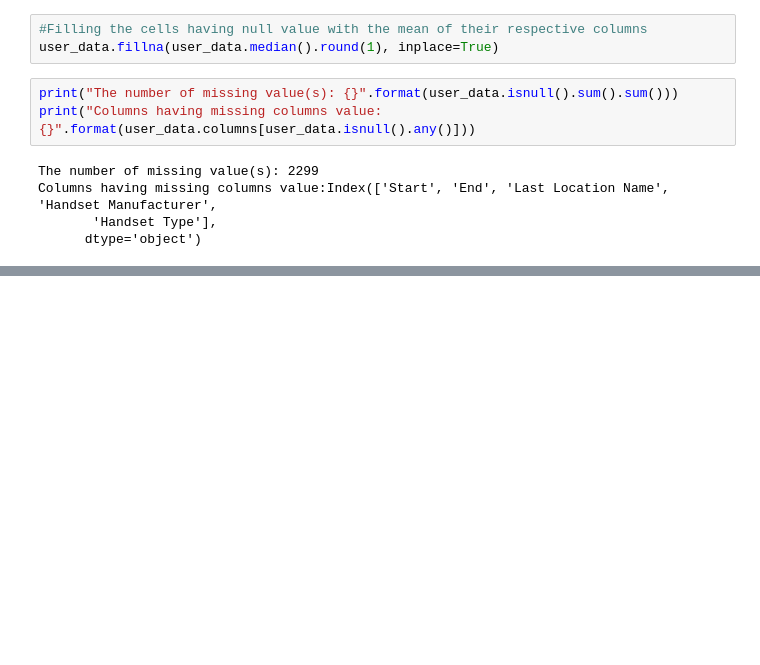
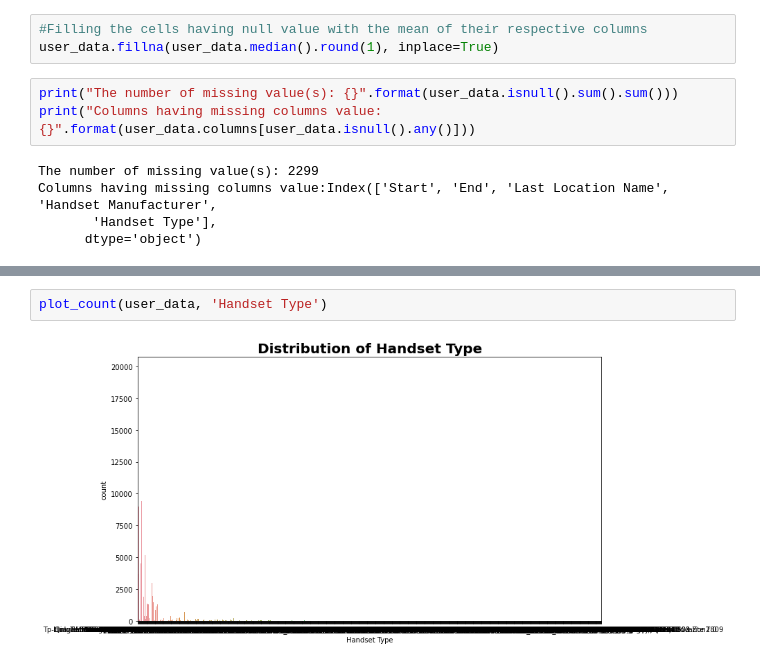
Before and after one commit to ProgrammingOperative/User-Analytics-In-Telecommunication-Industry, a Jupyter notebook: notebooks/User Analytics In Telecommunication Industry.ipynb, the cells around one changed output, grey strips where cells are left out. Drawn from its saved outputs; the diff is of its cells as text; blank space fills up the shorter version.

```diff
--- a/notebooks/User Analytics In Telecommunication Industry.ipynb
+++ b/notebooks/User Analytics In Telecommunication Industry.ipynb
@@ -155,0 +156,4 @@ def plot_scatter(df: pd.DataFrame, x_col: str, y_col: str, title: str, hue: str,
+# %%
+plot_count(user_data, 'Handset Type')
+# %% [output]
+[figure, added]
```
Also changed, not shown: parts of 8 cells of this notebook.
